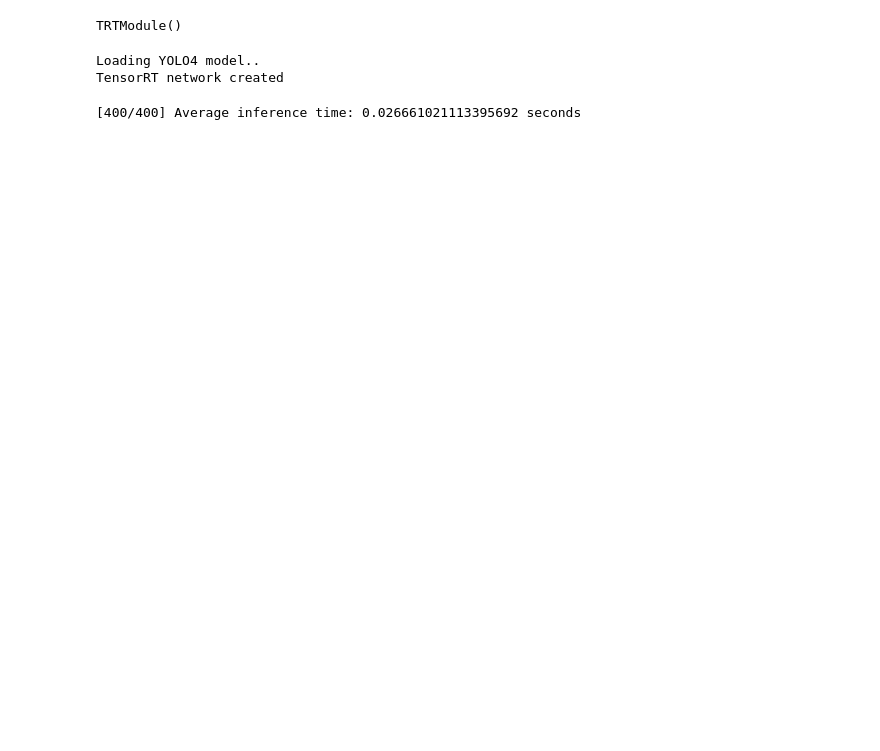
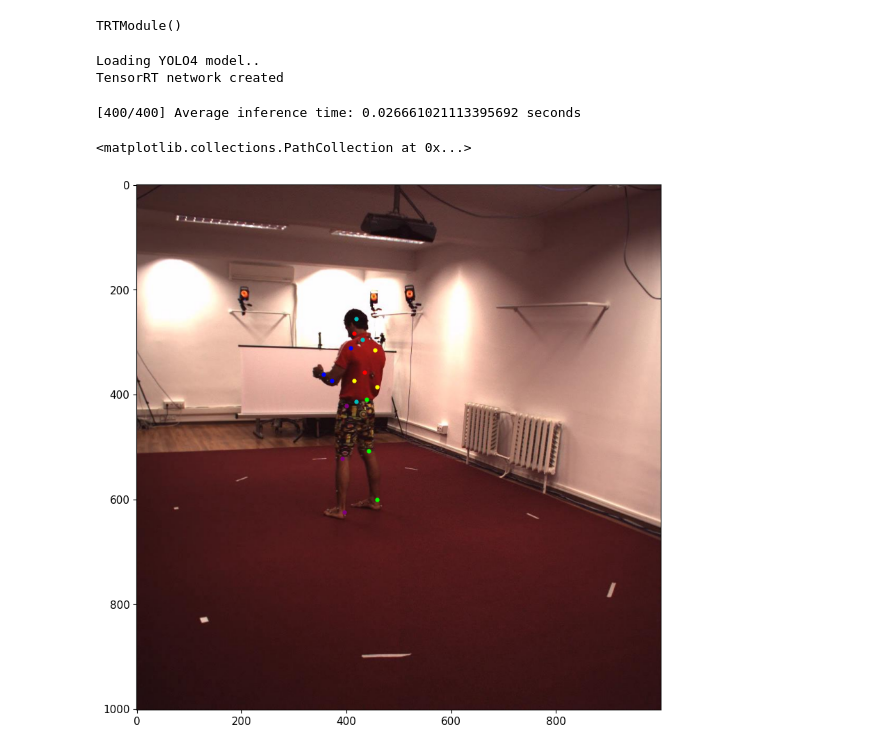
Before and after one commit to fantaosha/AlphaPose, a Jupyter notebook: run.ipynb, the cells around one changed output. Saved outputs shown, nothing was run; the diff lists cells and outputs as text; code cells hidden in the pictures; blank space fills up the shorter version.

```diff
--- a/run.ipynb
+++ b/run.ipynb
@@ -140,0 +143,29 @@ with torch.no_grad():
+# %%
+imgnames = list(res.keys())
+keypoints = list(res.values())
+# %%
+index = 247
+imgname = imgnames[index]+'.jpg'
+kpts = np.array(keypoints[index])
+img = cv2.imread(os.path.join(imgfolder, imgname))
+# %%
+plt.figure(figsize=(10,10), dpi=100)
+plt.imshow(img[:,:,::-1])
+# sel= list(range(0,5))
+# plt.scatter(kpts[sel,0], kpts[sel,1], s=10, color='black')
+# plt.scatter(kpts[:,0],kpts[:,1],s=10)
+sel=list(range(2,8,2))
+plt.scatter(kpts[sel,0],kpts[sel,1],s=12,color='blue')
+sel=list(range(3,8,2))
+plt.scatter(kpts[sel,0],kpts[sel,1],s=12,color='yellow')
+sel=list(range(8,14,2))
+plt.scatter(kpts[sel,0],kpts[sel,1],s=12,color='purple')
+sel=list(range(9,14,2))
+plt.scatter(kpts[sel,0],kpts[sel,1],s=12,color='lime')
+sel=list(range(14,17,1))
+plt.scatter(kpts[sel,0],kpts[sel,1],s=12,color='c')
+sel=list(range(17,19,1))
+plt.scatter(kpts[sel,0],kpts[sel,1],s=12,color='red')
+# %% [output]
+<matplotlib.collections.PathCollection at 0x...>
+[figure, added]
```
Also changed, not shown: parts of 1 cell of this notebook.
